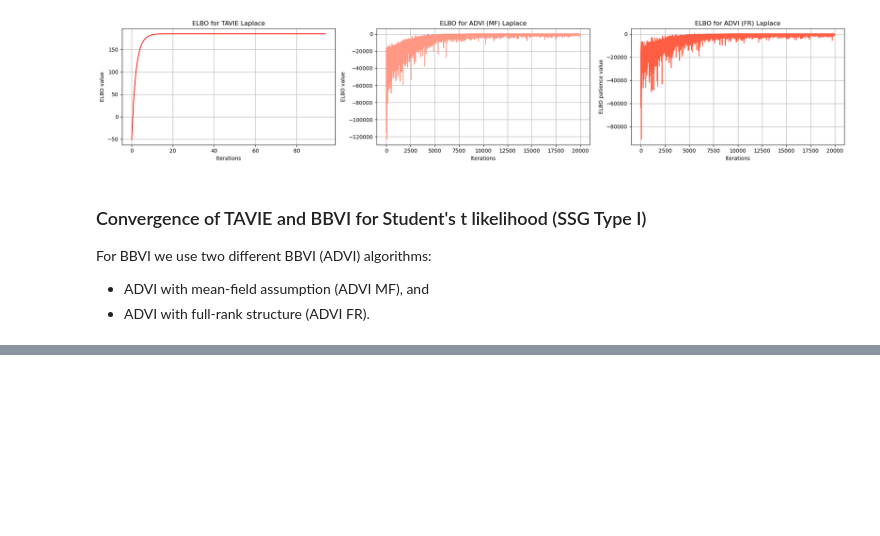
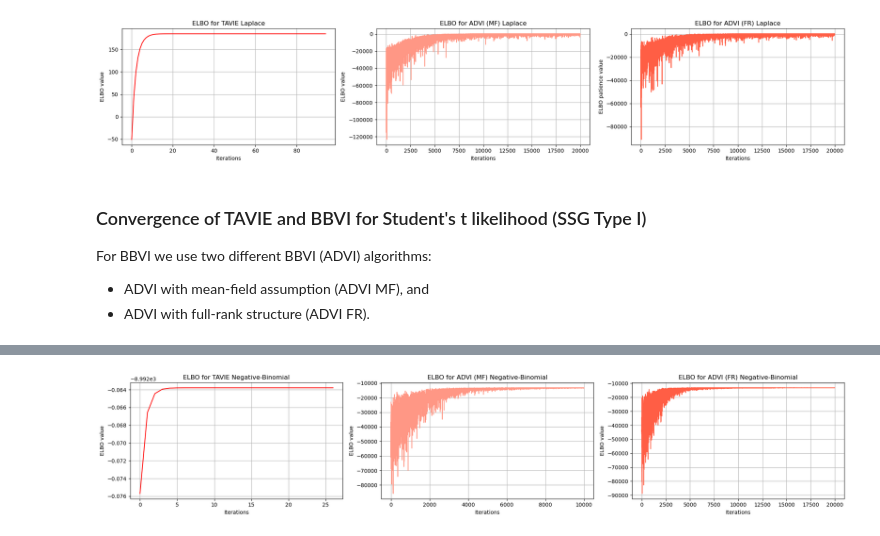
Before and after one commit to debdeepuw/TAVIE, a Jupyter notebook: convergence.ipynb, the cells around one changed output, grey strips where cells are left out. Cells and saved outputs as stored; diff of their text form; code cells hidden in the pictures; blank space fills up the shorter version.

```diff
--- a/convergence.ipynb
+++ b/convergence.ipynb
@@ -222,0 +229,84 @@ plt.show()
+# %%
+# Simulated data
+# Experiment parameters
+n = 1000
+p = 5
+r = 10
+
+# Design matrix, true regression coefficients and response
+X = np.random.normal(size=(n, p))
+beta_true = np.random.normal(loc=0.0, scale=0.5, size=p+1)
+linear_term  = beta_true[0] + X @ beta_true[1:len(beta_true)]
+probs = 1 / (1 + np.exp(-linear_term))
+y = np.random.negative_binomial(r, probs, size=n)
+
+# Initialize the TAVIE model for negative-binomial likelihood
+negbin_tavie_model = TAVIE_type_II(family="negbin", fit_intercept=True)
+negbin_tavie_model.fit(X, y, verbose=False) # fit the TAVIE model
+res1 = negbin_tavie_model.get_TAVIE_means(verbose=False) # get the TAVIE estimates
+ELBO = negbin_tavie_model.get_elbo() # get the ELBO across iterations
+# obtain the variational parameter estimates; use variational_estimates as required
+variational_estimates = negbin_tavie_model.get_variational_estimates()
+beta_est1 = res1
+
+# ADVI (MF) and ADVI (FR) estimators
+X_bbvi = np.column_stack((np.ones(n), X))
+Sigma_prior = np.eye(p+1)
+a0 = 0.05
+b0 = 0.05
+res2 = BBVI_NegBin_patience_best(X_bbvi, y, r=r, lr=1e-3, tol=1e-9, patience=1e4, verbose=False)
+res3 = BBVI_NegBin_fullcov_AdamW_best(X_bbvi, y, r=r, Sigma_prior=Sigma_prior, lr=1e-3, tol=1e-9, patience=1e4, verbose=False)
+beta_est2 = res2['beta_mean']
+beta_est3 = res3['beta_mean']
+ELBO_advi_mf = res2['elbo_hist']
+ELBO_advi_fr = res3['elbo_hist']
+
+# # displaying the TAVIE and BBVI estimates
+# param_names = ["beta0"] + [f"beta{i}" for i in range(1, len(beta_true))] + ["tau2"]
+
+# # Stack true and estimated values
+# true_vals   = np.concatenate([beta_true])
+# tavie_vals  = np.concatenate([beta_est1])
+# advi_mf_vals   = np.concatenate([beta_est2])
+# advi_fr_vals   = np.concatenate([beta_est3])
+
+# # Construct the DataFrame of results
+# df_estimates = pd.DataFrame(
+#     {
+#         "true":  true_vals,
+#         "TAVIE": tavie_vals,
+#         "ADVI (MF)":  advi_mf_vals,
+#         "ADVI (FR)": advi_fr_vals,
+#     },
+#     index=param_names
+# )
+
+# df_estimates
+
+fig, axes = plt.subplots(1, 3, figsize=(20, 4), sharex=False, sharey=False)
+
+# TAVIE ELBO
+axes[0].plot(ELBO[6:], color='red')
+axes[0].set_xlabel('Iterations')
+axes[0].set_ylabel('ELBO value')
+axes[0].set_title("ELBO for TAVIE Negative-Binomial")
+axes[0].grid(True)
+
+# ADVI (MF) ELBO
+axes[1].plot(ELBO_advi_mf[6:], color='#FF9785')
+axes[1].set_xlabel('Iterations')
+axes[1].set_ylabel('ELBO value')
+axes[1].set_title("ELBO for ADVI (MF) Negative-Binomial")
+axes[1].grid(True)
+
+# ADVI (FR) ELBO
+axes[2].plot(ELBO_advi_fr[6:], color='#FF5E45')
+axes[2].set_xlabel('Iterations')
+axes[2].set_ylabel('ELBO value')
+axes[2].set_title("ELBO for ADVI (FR) Negative-Binomial")
+axes[2].grid(True)
+
+plt.tight_layout()
+plt.show()
+# %% [output]
+[figure, added]
```
Also changed, not shown: parts of 3 cells of this notebook.
